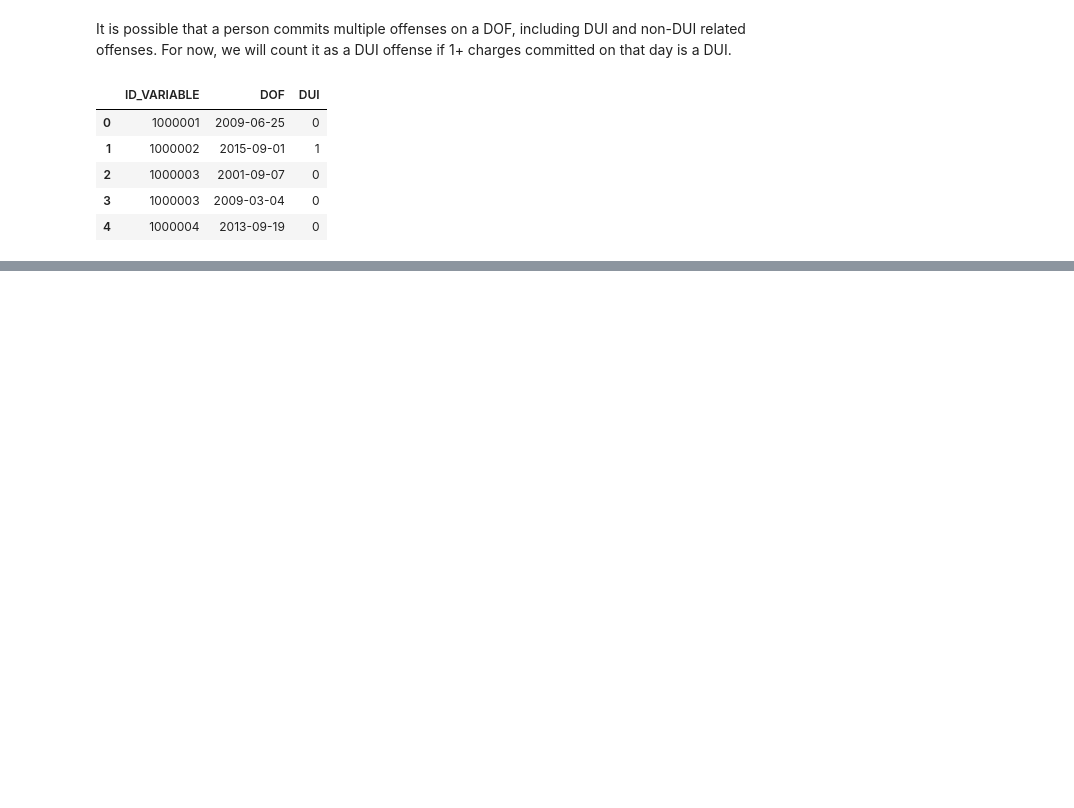
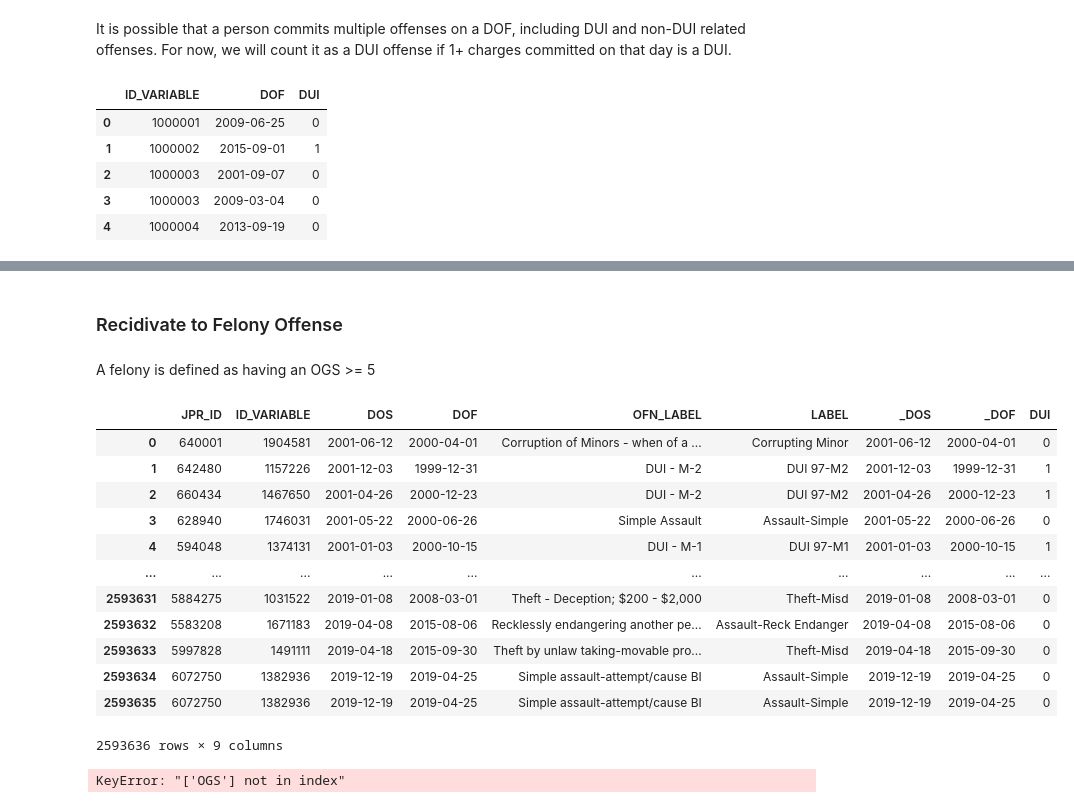
Before and after one commit to aud-z/PA_sentencing, a Jupyter notebook: initial_analyses.ipynb, the cells around one changed output, grey strips where cells are left out. Drawn from its saved outputs; the diff is of its cells as text; code cells hidden in the pictures; blank space fills up the shorter version.

```diff
--- a/initial_analyses.ipynb
+++ b/initial_analyses.ipynb
@@ -185,0 +196,26 @@ plt.show()
+# %% [markdown]
+### Recidivate to Felony Offense
+# %% [markdown]
+A felony is defined as having an OGS >= 5
+# %%
+ogs = offense_df.groupby(by=['ID_VARIABLE', 'DOF'])['OGS'].max()
+# %% [output]
+|  | JPR_ID | ID_VARIABLE | DOS | DOF | OFN_LABEL | LABEL | _DOS | _DOF | DUI |
+| 0 | 640001 | 1904581 | 2001-06-12 | 2000-04-01 | Corruption of Minors - when of a ... | Corrupting Minor | 2001-06-12 | 2000-04-01 | 0 |
+| 1 | 642480 | 1157226 | 2001-12-03 | 1999-12-31 | DUI - M-2 | DUI 97-M2 | 2001-12-03 | 1999-12-31 | 1 |
+| 2 | 660434 | 1467650 | 2001-04-26 | 2000-12-23 | DUI - M-2 | DUI 97-M2 | 2001-04-26 | 2000-12-23 | 1 |
+| 3 | 628940 | 1746031 | 2001-05-22 | 2000-06-26 | Simple Assault | Assault-Simple | 2001-05-22 | 2000-06-26 | 0 |
+| 4 | 594048 | 1374131 | 2001-01-03 | 2000-10-15 | DUI - M-1 | DUI 97-M1 | 2001-01-03 | 2000-10-15 | 1 |
+| ... | ... | ... | ... | ... | ... | ... | ... | ... | ... |
+| 2593631 | 5884275 | 1031522 | 2019-01-08 | 2008-03-01 | Theft - Deception; $200 - $2,000 | Theft-Misd | 2019-01-08 | 2008-03-01 | 0 |
+| 2593632 | 5583208 | 1671183 | 2019-04-08 | 2015-08-06 | Recklessly endangering another pe... | Assault-Reck Endanger | 2019-04-08 | 2015-08-06 | 0 |
+| 2593633 | 5997828 | 1491111 | 2019-04-18 | 2015-09-30 | Theft by unlaw taking-movable pro... | Theft-Misd | 2019-04-18 | 2015-09-30 | 0 |
+| 2593634 | 6072750 | 1382936 | 2019-12-19 | 2019-04-25 | Simple assault-attempt/cause BI | Assault-Simple | 2019-12-19 | 2019-04-25 | 0 |
+| 2593635 | 6072750 | 1382936 | 2019-12-19 | 2019-04-25 | Simple assault-attempt/cause BI | Assault-Simple | 2019-12-19 | 2019-04-25 | 0 |
+2593636 rows × 9 columns
+# %%
+# get OGS score of by ID_VARIABLE and DOF for each individual
+
+ogs_df = offense_df[['ID_VARIABLE', 'DOS', 'DOF', 'OGS']].groupby(by=['ID_VARIABLE', 'JPR_ID']).agg({'DOS': 'min', 'DOF': 'min', 'OGS': 'max'})
+# %% [output]
+KeyError: "['OGS'] not in index"
```
Also changed, not shown: parts of 10 cells of this notebook.
